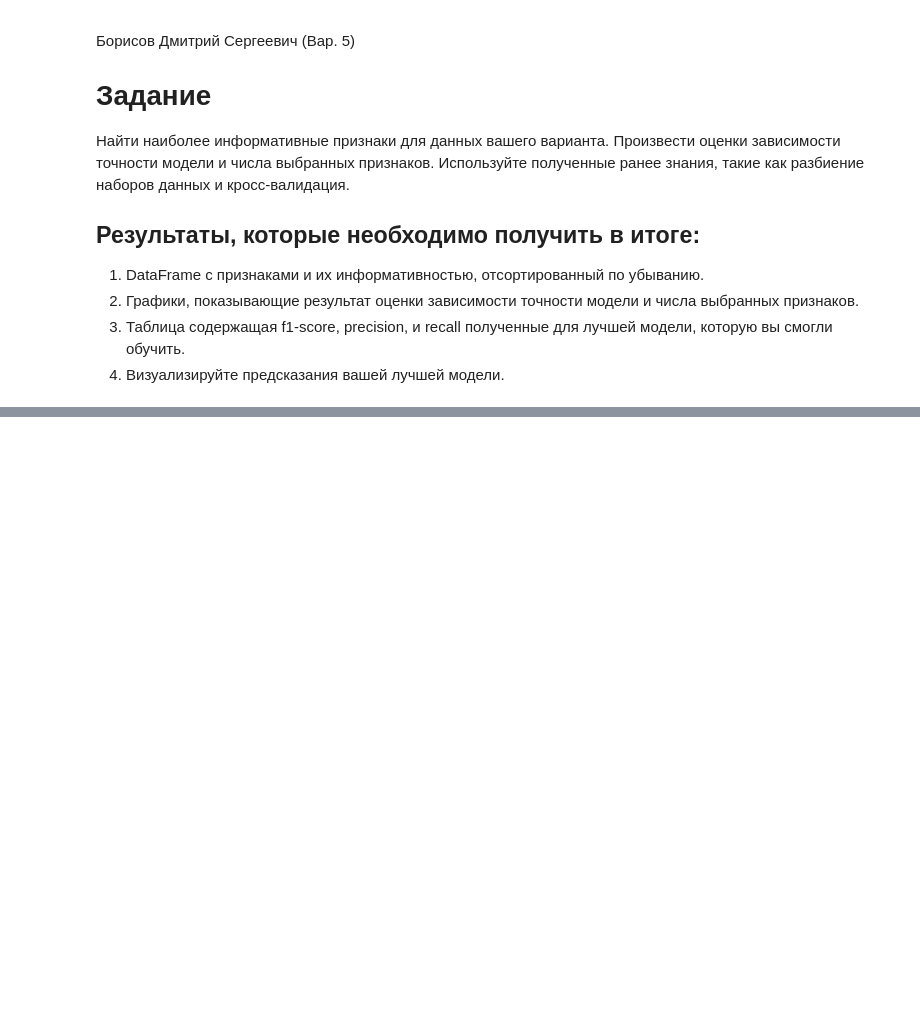
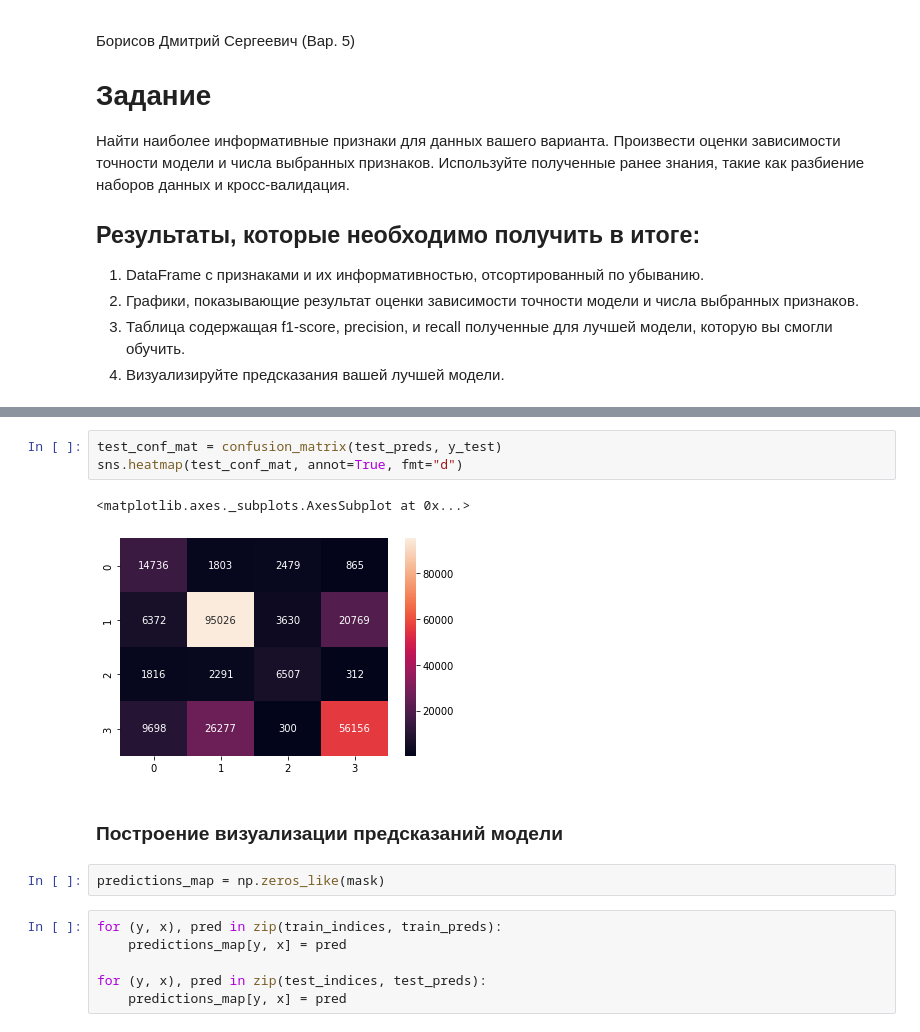
Before and after one commit to DiBoS290699/-Artificial-Intelligence-and-Machine-Learning, a Jupyter notebook: Lab4/Lab4.ipynb, the cells around one changed output, grey strips where cells are left out. Drawn from its saved outputs; the diff is of its cells as text; blank space fills up the shorter version.

```diff
--- a/Lab4/Lab4.ipynb
+++ b/Lab4/Lab4.ipynb
@@ -25,0 +204,16 @@ mask = np.load('Lab_4_data/5_mask.npy')
+# %%
+test_conf_mat = confusion_matrix(test_preds, y_test)
+sns.heatmap(test_conf_mat, annot=True, fmt="d")
+# %% [output]
+<matplotlib.axes._subplots.AxesSubplot at 0x...>
+[figure, added]
+# %% [markdown]
+### Построение визуализации предсказаний модели
+# %%
+predictions_map = np.zeros_like(mask)
+# %%
+for (y, x), pred in zip(train_indices, train_preds):
+    predictions_map[y, x] = pred
+
+for (y, x), pred in zip(test_indices, test_preds):
+    predictions_map[y, x] = pred
```
Also changed, not shown: parts of 35 cells of this notebook, 13 other files.
